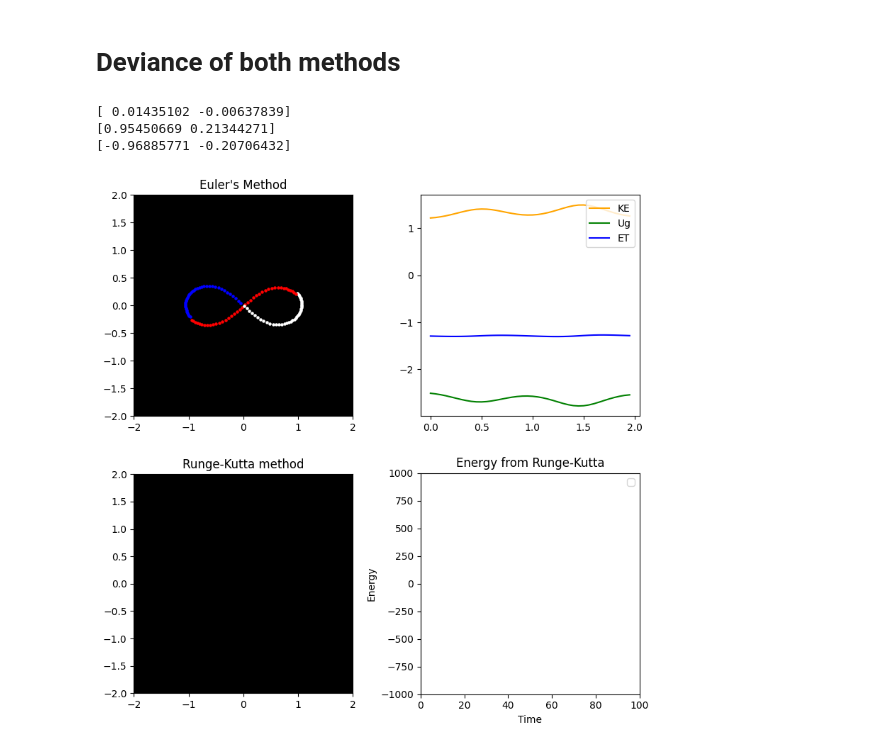
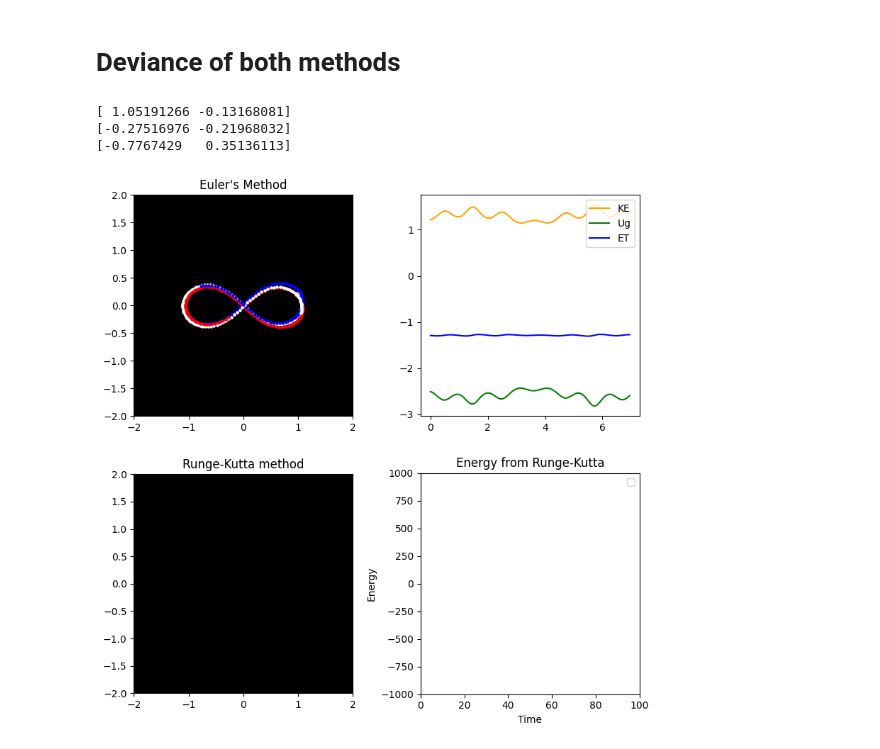
Before and after one commit to nowitskevin/CMSE202FinalProject, a Jupyter notebook: Value_Deviance.ipynb, the cells around one changed output. Drawn from its saved outputs; the diff is of its cells as text; code cells hidden in the pictures.

Commit message:
Both arrays obtained, plot shown after 140 iterations

```diff
--- a/Value_Deviance.ipynb
+++ b/Value_Deviance.ipynb
@@ -133,35 +133,35 @@ def animate(planet1, planet2, planet3, dt, iterations):
         Kt = KE([planet1, planet2, planet3])
         Ut = U([planet1, planet2, planet3])
         kinetic.append(Kt)
         potential.append(Ut)
 
         # Update plots
         ax2.clear()
         ax2.plot(np.arange(iteration + 1) * dt, kinetic, label='KE', c='orange')
         ax2.plot(np.arange(iteration + 1) * dt, potential, label='Ug', c='g')
         ax2.plot(np.arange(iteration + 1) * dt, np.array(kinetic) + np.array(potential), label='ET', c='b')
         ax2.legend(loc='upper right')
 
         display(fig)
         clear_output(wait=True)
         time.sleep(0.01)
 
     plt.close()
 
     # Convert the position lists to numpy arrays for easier manipulation
     planet1_positions = np.array(planet1_positions)
     planet2_positions = np.array(planet2_positions)
     planet3_positions = np.array(planet3_positions)
 
     return planet1_positions, planet2_positions, planet3_positions
 
 sun = Planet(1, (0.970, 0.243), radius=0.1, v=[0.466, -0.4320])
 mars = Planet(1, (-0.970, -0.243), radius=0.1, v=[0.466, -0.432])
 moon = Planet(1, (0.0, 0.0), radius=0.1, v=[-2 * 0.466, 2 * 0.432])
 
-x1, x2, x3 = animate(sun, mars, moon, 0.05, 40)
+e1, e2, e3 = animate(sun, mars, moon, 0.05, 140)
 # %% [output]
-[ 0.01435102 -0.00637839]
-[0.95450669 0.21344271]
-[-0.96885771 -0.20706432]
+[ 1.05191266 -0.13168081]
+[-0.27516976 -0.21968032]
+[-0.7767429   0.35136113]
-[figure, old version]
+[figure, new version]
```
Also changed, not shown: parts of 5 cells of this notebook, 1 other file.
